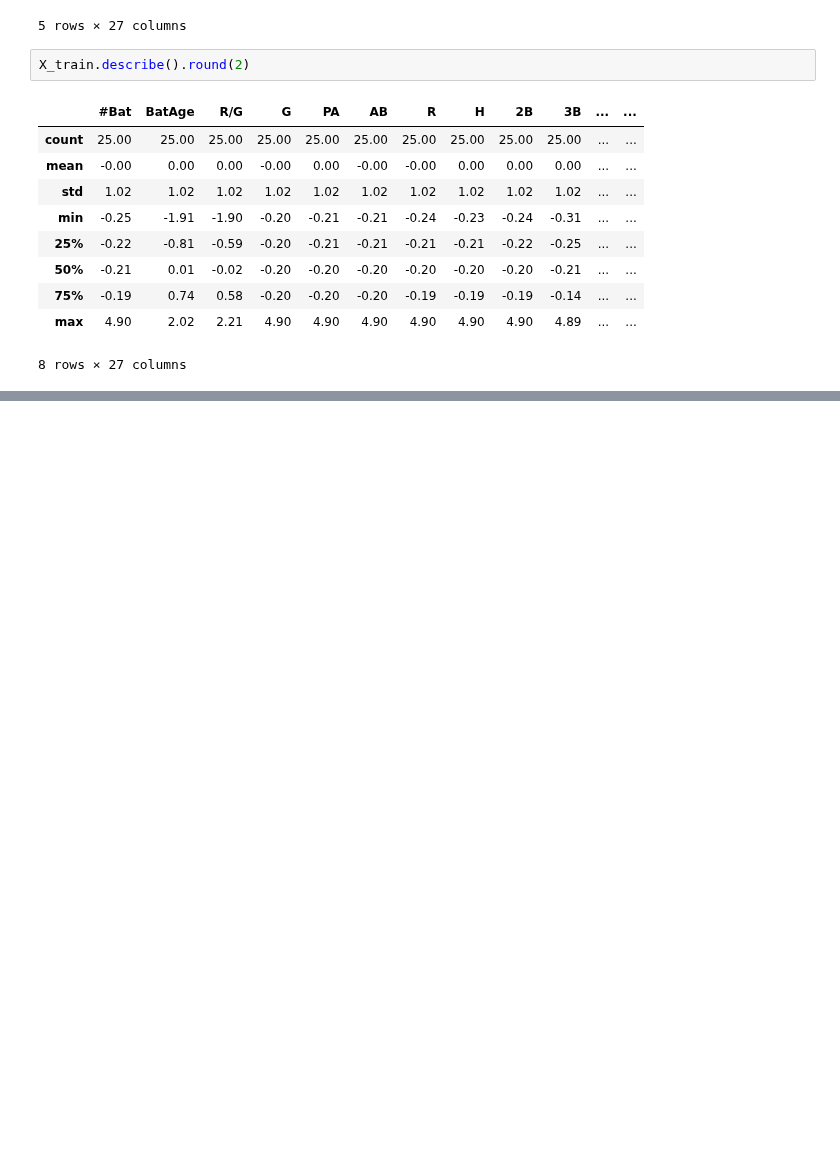
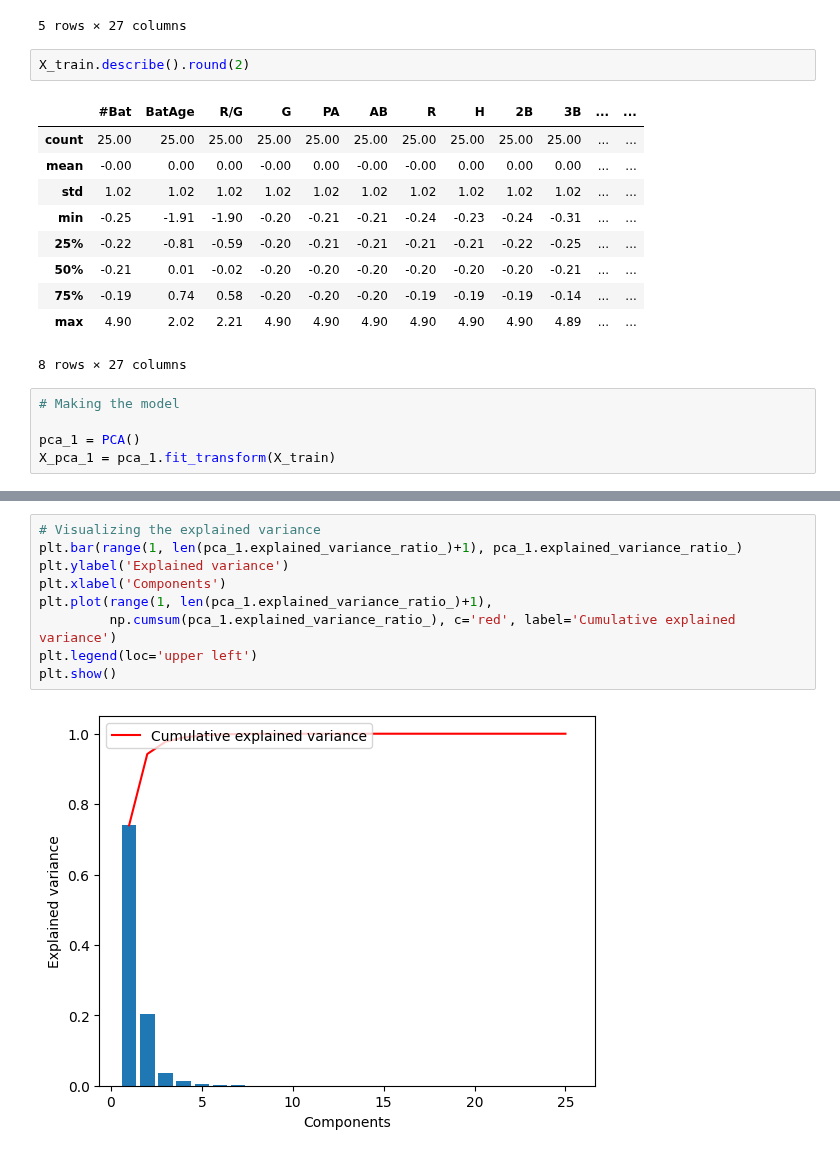
Before and after one commit to NathanCheonis05/machine-learning-education, a Jupyter notebook: pca_implementation.ipynb, the cells around one changed output, grey strips where cells are left out. Saved outputs shown, nothing was run; the diff lists cells and outputs as text; blank space fills up the shorter version.

Commit message:
Update pca_implementation.ipynb
Made the model and vizualizing the variance.

```diff
--- a/pca_implementation.ipynb
+++ b/pca_implementation.ipynb
@@ -72,3 +72,8 @@ X_train.describe().round(2)
 | 75% | -0.19 | 0.74 | 0.58 | -0.20 | -0.20 | -0.20 | -0.19 | -0.19 | -0.19 | -0.14 | ... | ... |
 | max | 4.90 | 2.02 | 2.21 | 4.90 | 4.90 | 4.90 | 4.90 | 4.90 | 4.90 | 4.89 | ... | ... |
 8 rows × 27 columns
+# %%
+# Making the model
+
+pca_1 = PCA()
+X_pca_1 = pca_1.fit_transform(X_train)
@@ -74,0 +90,11 @@ X_train.describe().round(2)
+# %%
+# Visualizing the explained variance
+plt.bar(range(1, len(pca_1.explained_variance_ratio_)+1), pca_1.explained_variance_ratio_)
+plt.ylabel('Explained variance')
+plt.xlabel('Components')
+plt.plot(range(1, len(pca_1.explained_variance_ratio_)+1),
+         np.cumsum(pca_1.explained_variance_ratio_), c='red', label='Cumulative explained variance')
+plt.legend(loc='upper left')
+plt.show()
+# %% [output]
+[figure, added]
```
Also changed, not shown: parts of 1 cell of this notebook.
